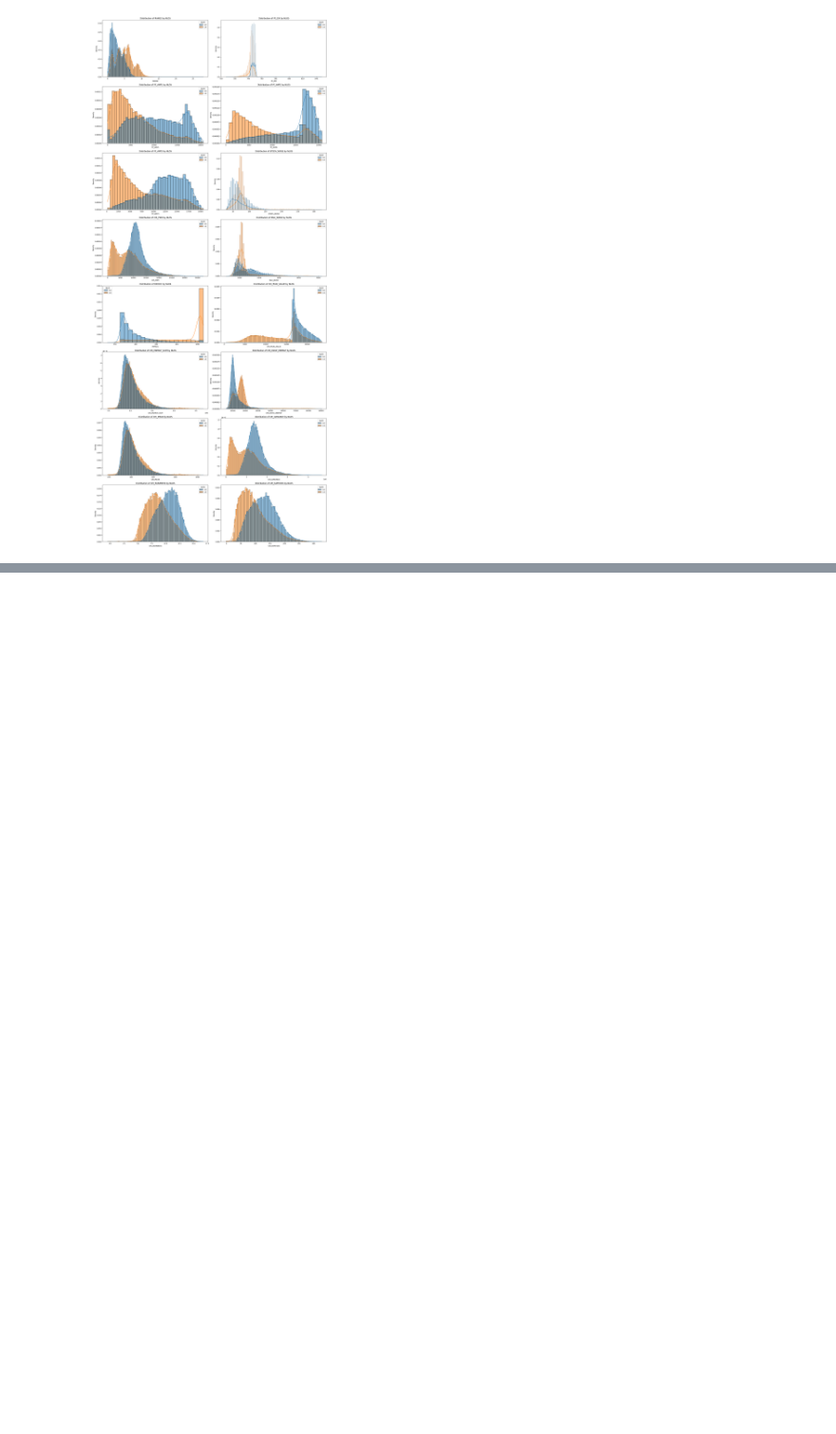
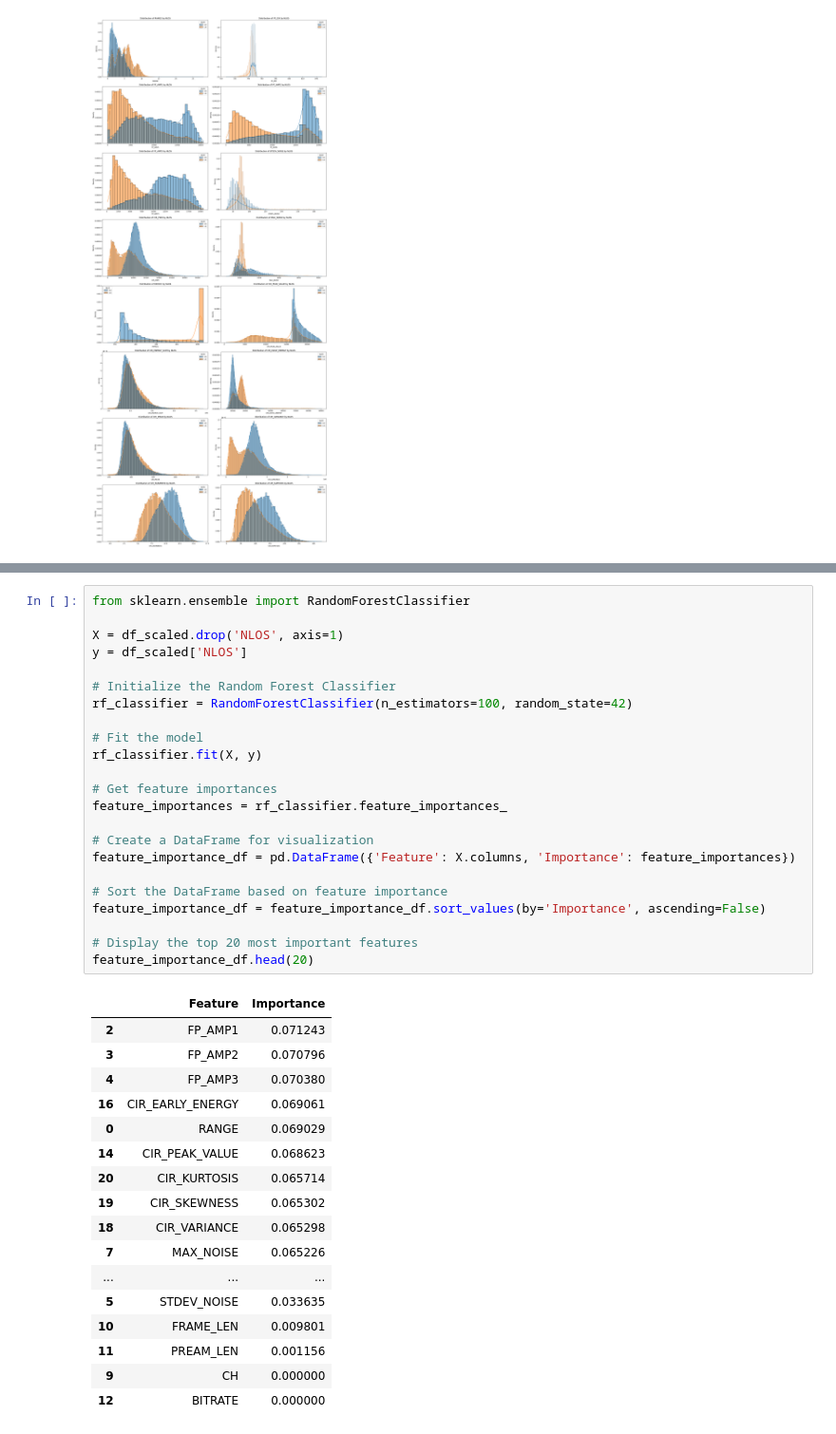
Before and after one commit to ptrpfa/UWB-LOS-NLOS-Classification, a Jupyter notebook: preprocessing2.ipynb, the cells around one changed output, grey strips where cells are left out. Shown at 95% size. Cells and saved outputs as stored; diff of their text form; blank space fills up the shorter version.

```diff
--- a/preprocessing2.ipynb
+++ b/preprocessing2.ipynb
@@ -316,0 +231,41 @@ plt.show()
+# %%
+from sklearn.ensemble import RandomForestClassifier
+
+X = df_scaled.drop('NLOS', axis=1)
+y = df_scaled['NLOS']
+
+# Initialize the Random Forest Classifier
+rf_classifier = RandomForestClassifier(n_estimators=100, random_state=42)
+
+# Fit the model
+rf_classifier.fit(X, y)
+
+# Get feature importances
+feature_importances = rf_classifier.feature_importances_
+
+# Create a DataFrame for visualization
+feature_importance_df = pd.DataFrame({'Feature': X.columns, 'Importance': feature_importances})
+
+# Sort the DataFrame based on feature importance
+feature_importance_df = feature_importance_df.sort_values(by='Importance', ascending=False)
+
+# Display the top 20 most important features
+feature_importance_df.head(20)
+# %% [output]
+|  | Feature | Importance |
+| 2 | FP_AMP1 | 0.071243 |
+| 3 | FP_AMP2 | 0.070796 |
+| 4 | FP_AMP3 | 0.070380 |
+| 16 | CIR_EARLY_ENERGY | 0.069061 |
+| 0 | RANGE | 0.069029 |
+| 14 | CIR_PEAK_VALUE | 0.068623 |
+| 20 | CIR_KURTOSIS | 0.065714 |
+| 19 | CIR_SKEWNESS | 0.065302 |
+| 18 | CIR_VARIANCE | 0.065298 |
+| 7 | MAX_NOISE | 0.065226 |
+| ... | ... | ... |
+| 5 | STDEV_NOISE | 0.033635 |
+| 10 | FRAME_LEN | 0.009801 |
+| 11 | PREAM_LEN | 0.001156 |
+| 9 | CH | 0.000000 |
+| 12 | BITRATE | 0.000000 |
```
Also changed, not shown: parts of 14 cells of this notebook.
